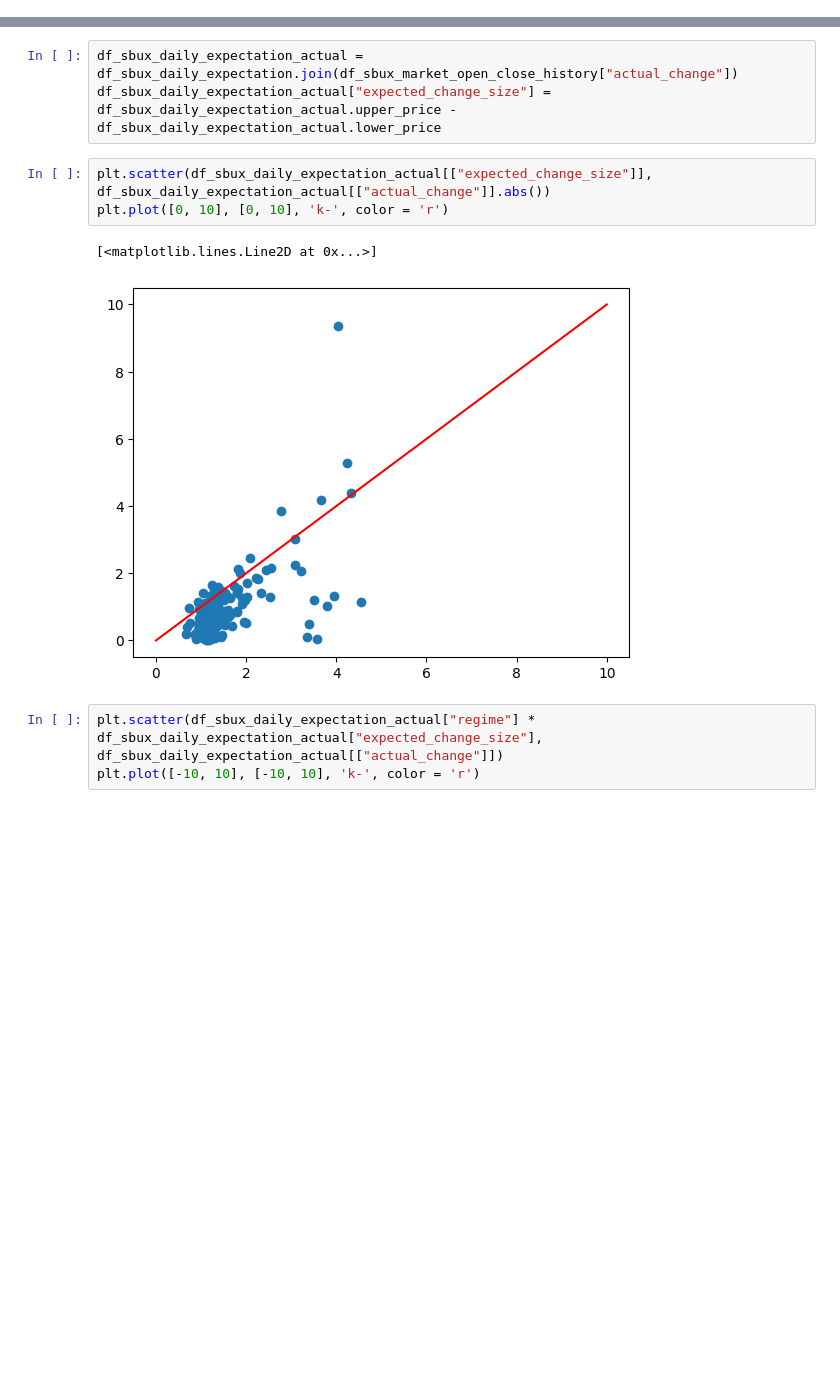
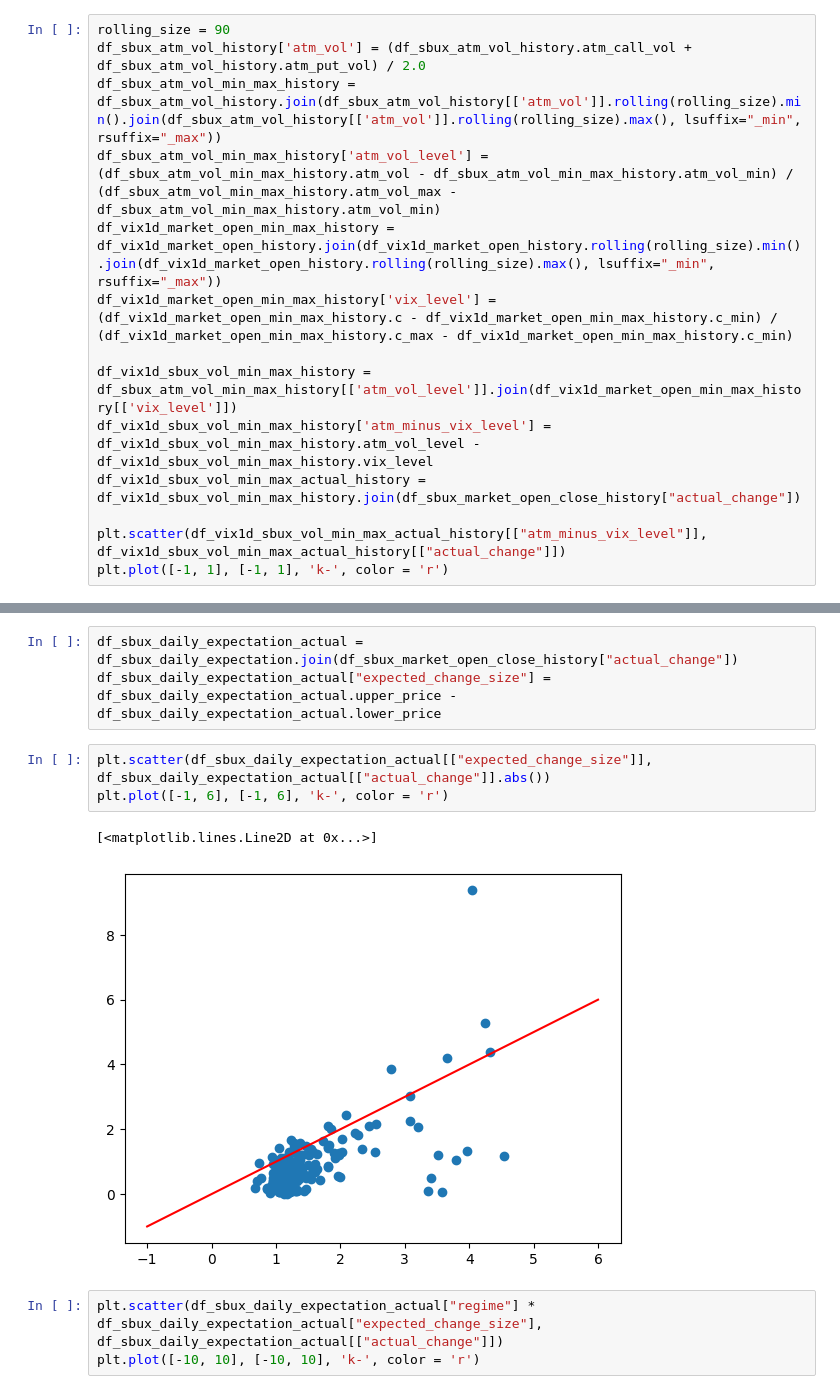
Before and after one commit to sculd/volatility_trading, a Jupyter notebook: sandbox_options.ipynb, the cells around one changed output, grey strips where cells are left out. Saved outputs shown, nothing was run; the diff lists cells and outputs as text; blank space fills up the shorter version.

Commit message:
update min max level

```diff
--- a/sandbox_options.ipynb
+++ b/sandbox_options.ipynb
@@ -172,0 +174,14 @@ plt.plot([-10, 10], [-10, 10], 'k-', color = 'r')
+# %%
+rolling_size = 90
+df_sbux_atm_vol_history['atm_vol'] = (df_sbux_atm_vol_history.atm_call_vol + df_sbux_atm_vol_history.atm_put_vol) / 2.0
+df_sbux_atm_vol_min_max_history = df_sbux_atm_vol_history.join(df_sbux_atm_vol_history[['atm_vol']].rolling(rolling_size).min().join(df_sbux_atm_vol_history[['atm_vol']].rolling(rolling_size).max(), lsuffix="_min", rsuffix="_max"))
+df_sbux_atm_vol_min_max_history['atm_vol_level'] = (df_sbux_atm_vol_min_max_history.atm_vol - df_sbux_atm_vol_min_max_history.atm_vol_min) / (df_sbux_atm_vol_min_max_history.atm_vol_max - df_sbux_atm_vol_min_max_history.atm_vol_min)
+df_vix1d_market_open_min_max_history = df_vix1d_market_open_history.join(df_vix1d_market_open_history.rolling(rolling_size).min().join(df_vix1d_market_open_history.rolling(rolling_size).max(), lsuffix="_min", rsuffix="_max"))
+df_vix1d_market_open_min_max_history['vix_level'] = (df_vix1d_market_open_min_max_history.c - df_vix1d_market_open_min_max_history.c_min) / (df_vix1d_market_open_min_max_history.c_max - df_vix1d_market_open_min_max_history.c_min)
+
+df_vix1d_sbux_vol_min_max_history = df_sbux_atm_vol_min_max_history[['atm_vol_level']].join(df_vix1d_market_open_min_max_history[['vix_level']])
+df_vix1d_sbux_vol_min_max_history['atm_minus_vix_level'] = df_vix1d_sbux_vol_min_max_history.atm_vol_level - df_vix1d_sbux_vol_min_max_history.vix_level
+df_vix1d_sbux_vol_min_max_actual_history = df_vix1d_sbux_vol_min_max_history.join(df_sbux_market_open_close_history["actual_change"])
+
+plt.scatter(df_vix1d_sbux_vol_min_max_actual_history[["atm_minus_vix_level"]], df_vix1d_sbux_vol_min_max_actual_history[["actual_change"]])
+plt.plot([-1, 1], [-1, 1], 'k-', color = 'r')
@@ -208,10 +226,10 @@ df_sbux_daily_expectation_actual = df_sbux_daily_expectation.join(df_sbux_market
 df_sbux_daily_expectation_actual["expected_change_size"] = df_sbux_daily_expectation_actual.upper_price - df_sbux_daily_expectation_actual.lower_price
 # %%
 plt.scatter(df_sbux_daily_expectation_actual[["expected_change_size"]], df_sbux_daily_expectation_actual[["actual_change"]].abs())
-plt.plot([0, 10], [0, 10], 'k-', color = 'r')
+plt.plot([-1, 6], [-1, 6], 'k-', color = 'r')
 # %% [output]
 [<matplotlib.lines.Line2D at 0x...>]
-[figure, old version]
+[figure, new version]
 # %%
 plt.scatter(df_sbux_daily_expectation_actual["regime"] * df_sbux_daily_expectation_actual["expected_change_size"], df_sbux_daily_expectation_actual[["actual_change"]])
 plt.plot([-10, 10], [-10, 10], 'k-', color = 'r')
```
Also changed, not shown: parts of 4 cells of this notebook.
